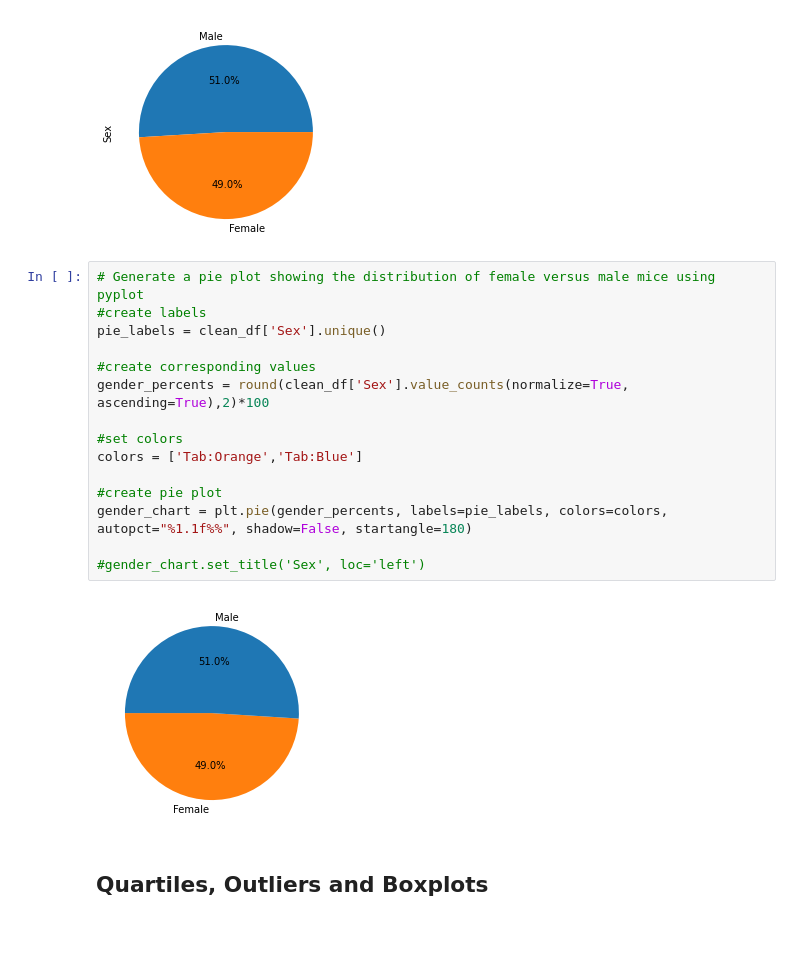
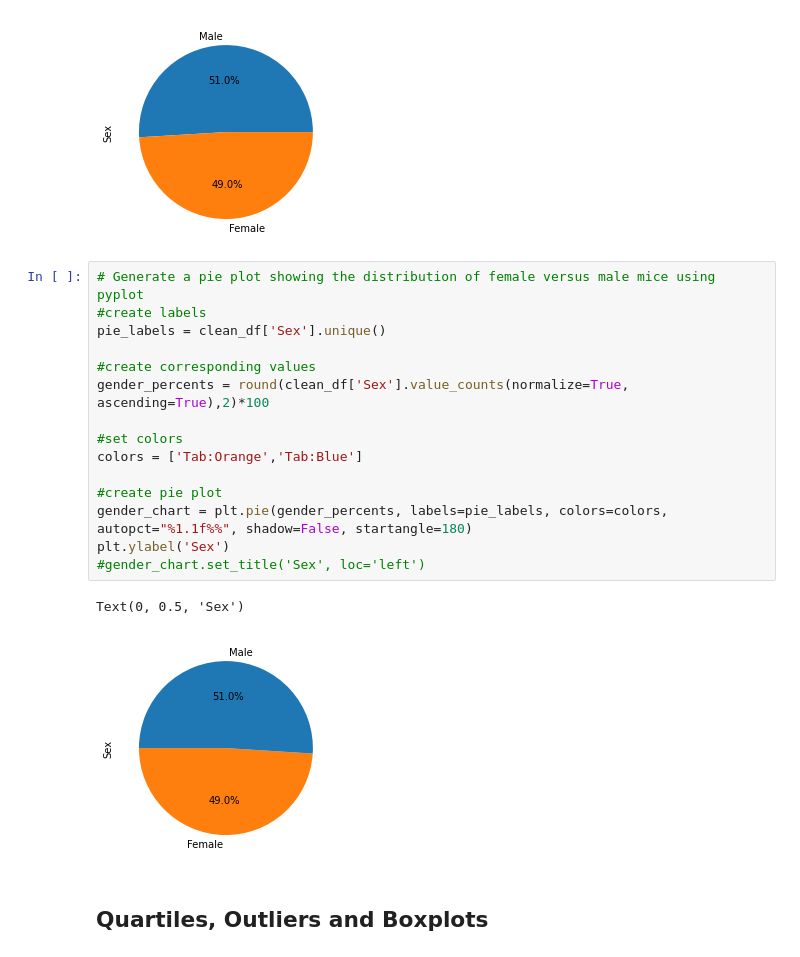
Before and after one commit to Witwer93/matplotlib-pymaceuticals, a Jupyter notebook: pymaceuticals.ipynb, the cells around one changed output. Drawn from its saved outputs; the diff is of its cells as text.

```diff
--- a/pymaceuticals.ipynb
+++ b/pymaceuticals.ipynb
@@ -190,20 +202,21 @@ panda_pie.plot.pie(y='Sex', legend=False, autopct='%1.1f%%')
 # %%
 # Generate a pie plot showing the distribution of female versus male mice using pyplot
 #create labels
 pie_labels = clean_df['Sex'].unique()
 
 #create corresponding values
 gender_percents = round(clean_df['Sex'].value_counts(normalize=True, ascending=True),2)*100
 
 #set colors
 colors = ['Tab:Orange','Tab:Blue']
 
 #create pie plot
 gender_chart = plt.pie(gender_percents, labels=pie_labels, colors=colors, autopct="%1.1f%%", shadow=False, startangle=180)
-
+plt.ylabel('Sex')
 #gender_chart.set_title('Sex', loc='left')
 # %% [output]
+Text(0, 0.5, 'Sex')
-[figure, old version]
+[figure, new version]
 # %% [markdown]
 ## Quartiles, Outliers and Boxplots
 # %%
```
Also changed, not shown: parts of 4 cells of this notebook.
